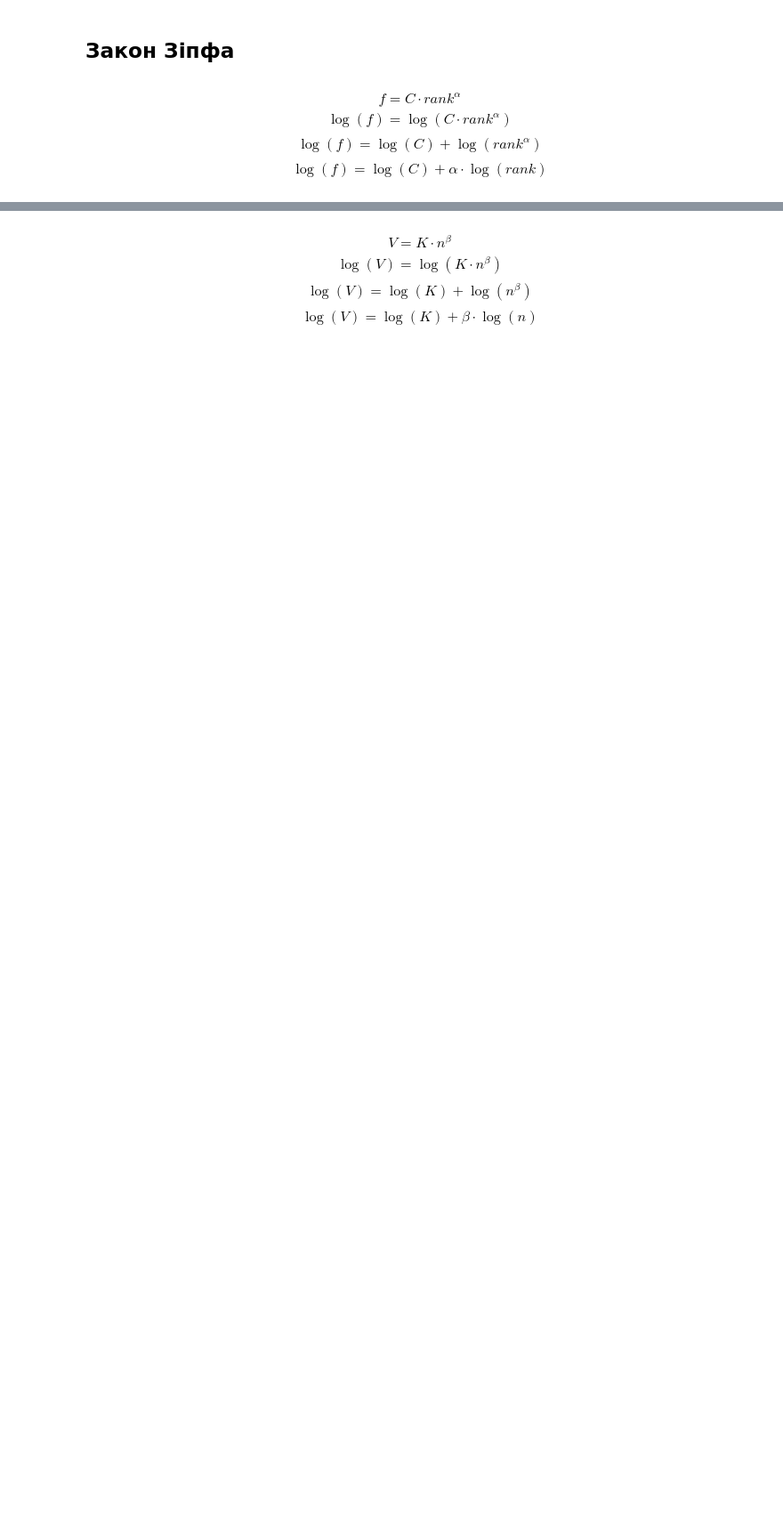
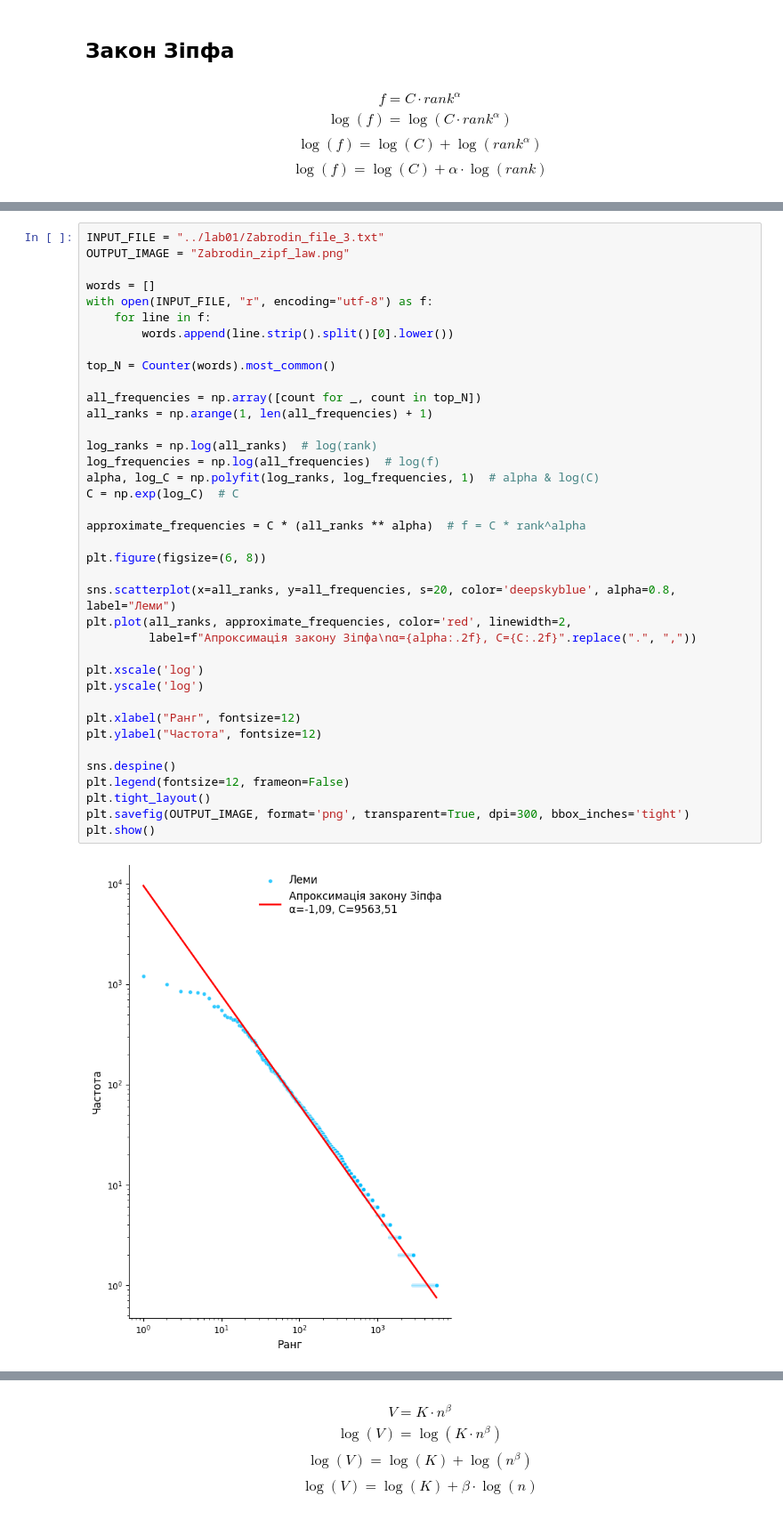
Before and after one commit to mzabrodin/nlp-book-analysis, a Jupyter notebook: lab02/Zabrodin_file_5.ipynb, the cells around one changed output, grey strips where cells are left out. Shown at 89% size. Cells and saved outputs as stored; diff of their text form; blank space fills up the shorter version.

```diff
--- a/lab02/Zabrodin_file_5.ipynb
+++ b/lab02/Zabrodin_file_5.ipynb
@@ -112,0 +82,40 @@ plt.show()
+# %%
+INPUT_FILE = "../lab01/Zabrodin_file_3.txt"
+OUTPUT_IMAGE = "Zabrodin_zipf_law.png"
+
+words = []
+with open(INPUT_FILE, "r", encoding="utf-8") as f:
+    for line in f:
+        words.append(line.strip().split()[0].lower())
+
+top_N = Counter(words).most_common()
+
+all_frequencies = np.array([count for _, count in top_N])
+all_ranks = np.arange(1, len(all_frequencies) + 1)
+
+log_ranks = np.log(all_ranks)  # log(rank)
+log_frequencies = np.log(all_frequencies)  # log(f)
+alpha, log_C = np.polyfit(log_ranks, log_frequencies, 1)  # alpha & log(C)
+C = np.exp(log_C)  # C
+
+approximate_frequencies = C * (all_ranks ** alpha)  # f = C * rank^alpha
+
+plt.figure(figsize=(6, 8))
+
+sns.scatterplot(x=all_ranks, y=all_frequencies, s=20, color='deepskyblue', alpha=0.8, label="Леми")
+plt.plot(all_ranks, approximate_frequencies, color='red', linewidth=2,
+         label=f"Апроксимація закону Зіпфа\nα={alpha:.2f}, C={C:.2f}".replace(".", ","))
+
+plt.xscale('log')
+plt.yscale('log')
+
+plt.xlabel("Ранг", fontsize=12)
+plt.ylabel("Частота", fontsize=12)
+
+sns.despine()
+plt.legend(fontsize=12, frameon=False)
+plt.tight_layout()
+plt.savefig(OUTPUT_IMAGE, format='png', transparent=True, dpi=300, bbox_inches='tight')
+plt.show()
+# %% [output]
+[figure, added]
```
Also changed, not shown: parts of 6 cells of this notebook, 4 other files.
